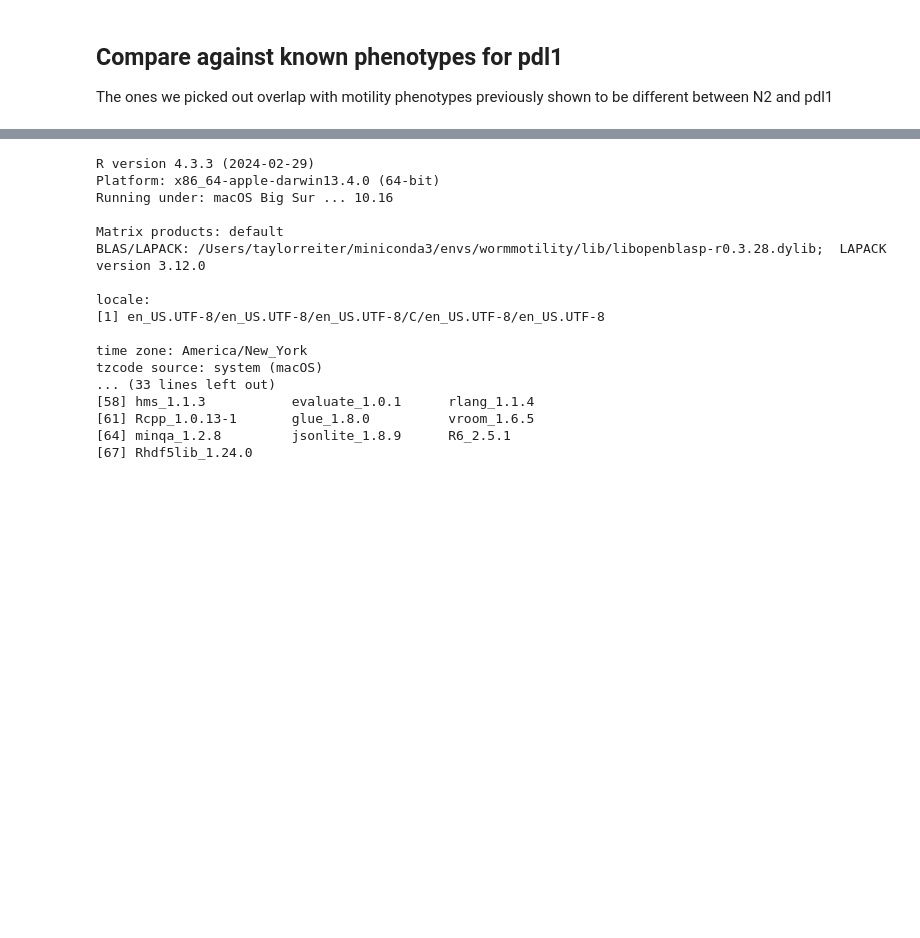
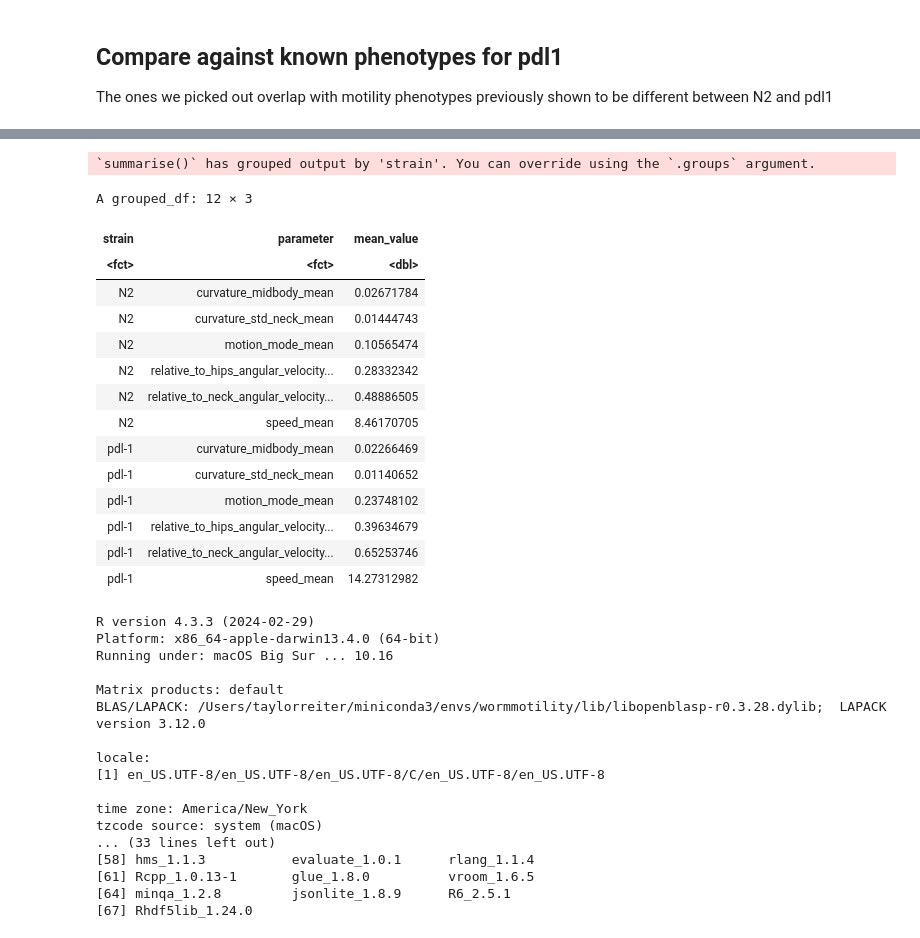
Before and after one commit to Arcadia-Science/2024-worm-tracking, a Jupyter notebook: notebooks/20241028-pub-analysis.ipynb, the cells around one changed output, grey strips where cells are left out. Saved outputs shown, nothing was run; the diff lists cells and outputs as text; code cells hidden in the pictures; blank space fills up the shorter version.

```diff
--- a/notebooks/20241028-pub-analysis.ipynb
+++ b/notebooks/20241028-pub-analysis.ipynb
@@ -314,3 +329,25 @@ bxp_yemeni
+# %%
+# calculate the mean of WT and mutant for the yemeni variables
+motility_long_yemeni %>%
+  group_by(strain, parameter) %>%
+  summarize(mean_value = mean(value))
+# %% [output]
+`summarise()` has grouped output by 'strain'. You can override using the `.groups` argument.
+A grouped_df: 12 × 3
+| strain | parameter | mean_value |
+| <fct> | <fct> | <dbl> |
+| N2 | curvature_midbody_mean | 0.02671784 |
+| N2 | curvature_std_neck_mean | 0.01444743 |
+| N2 | motion_mode_mean | 0.10565474 |
+| N2 | relative_to_hips_angular_velocity... | 0.28332342 |
+| N2 | relative_to_neck_angular_velocity... | 0.48886505 |
+| N2 | speed_mean | 8.46170705 |
+| pdl-1 | curvature_midbody_mean | 0.02266469 |
+| pdl-1 | curvature_std_neck_mean | 0.01140652 |
+| pdl-1 | motion_mode_mean | 0.23748102 |
+| pdl-1 | relative_to_hips_angular_velocity... | 0.39634679 |
+| pdl-1 | relative_to_neck_angular_velocity... | 0.65253746 |
+| pdl-1 | speed_mean | 14.27312982 |
 # %%
 sessionInfo()
 # %% [output]
```
Also changed, not shown: parts of 7 cells of this notebook.
